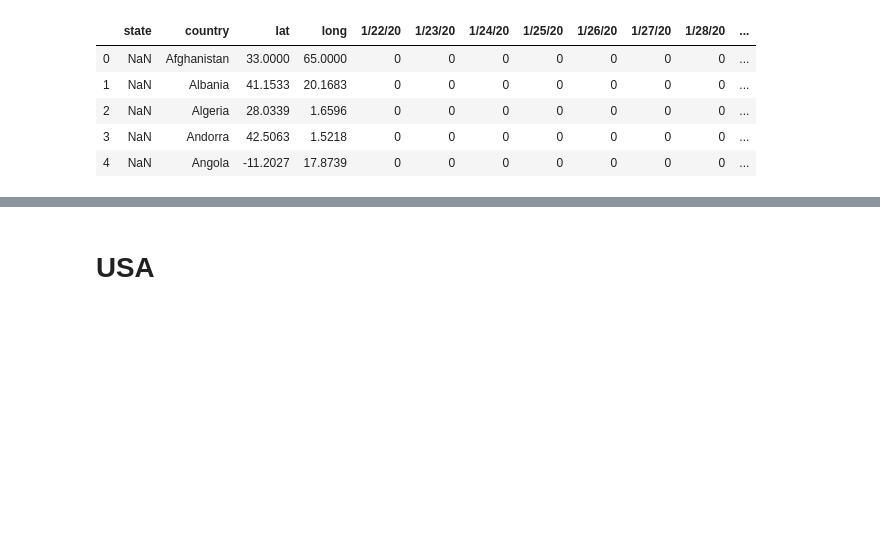
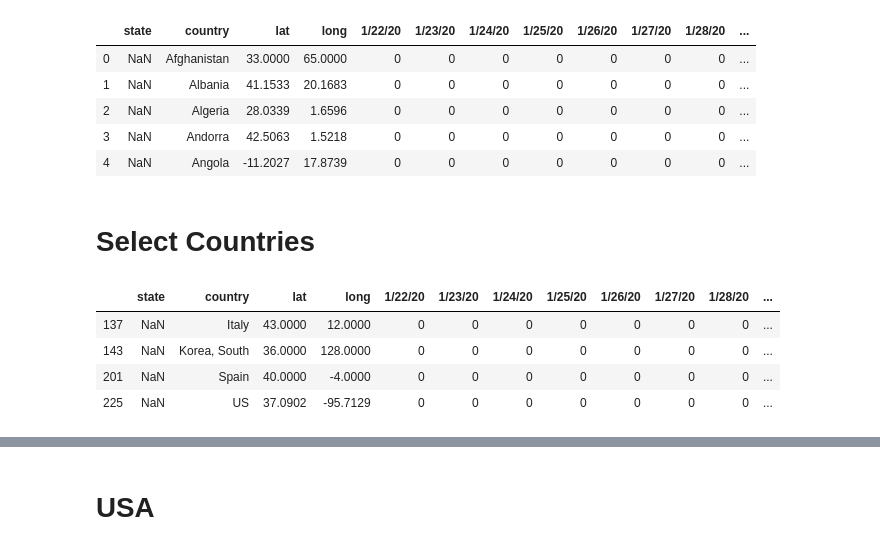
Before and after one commit to George-the-Ren/Ben-F-Research-Lab, a Jupyter notebook: Covid-19/deaths.ipynb, the cells around one changed output, grey strips where cells are left out. Cells and saved outputs as stored; diff of their text form; code cells hidden in the pictures; blank space fills up the shorter version.

```diff
--- a/Covid-19/deaths.ipynb
+++ b/Covid-19/deaths.ipynb
@@ -40,3 +40,15 @@ deaths.head()
 | 2 | NaN | Algeria | 28.0339 | 1.6596 | 0 | 0 | 0 | 0 | 0 | 0 | 0 | ... |
 | 3 | NaN | Andorra | 42.5063 | 1.5218 | 0 | 0 | 0 | 0 | 0 | 0 | 0 | ... |
 | 4 | NaN | Angola | -11.2027 | 17.8739 | 0 | 0 | 0 | 0 | 0 | 0 | 0 | ... |
+# %% [markdown]
+# Select Countries
+# %%
+countries = deaths.loc[(deaths['country'] == 'US') | (deaths['country'] == 'Korea, South')
+                | (deaths['country'] == 'Spain') | (deaths['country'] == 'Italy')]
+countries
+# %% [output]
+|  | state | country | lat | long | 1/22/20 | 1/23/20 | 1/24/20 | 1/25/20 | 1/26/20 | 1/27/20 | 1/28/20 | ... |
+| 137 | NaN | Italy | 43.0000 | 12.0000 | 0 | 0 | 0 | 0 | 0 | 0 | 0 | ... |
+| 143 | NaN | Korea, South | 36.0000 | 128.0000 | 0 | 0 | 0 | 0 | 0 | 0 | 0 | ... |
+| 201 | NaN | Spain | 40.0000 | -4.0000 | 0 | 0 | 0 | 0 | 0 | 0 | 0 | ... |
+| 225 | NaN | US | 37.0902 | -95.7129 | 0 | 0 | 0 | 0 | 0 | 0 | 0 | ... |
```
Also changed, not shown: parts of 28 cells of this notebook.
